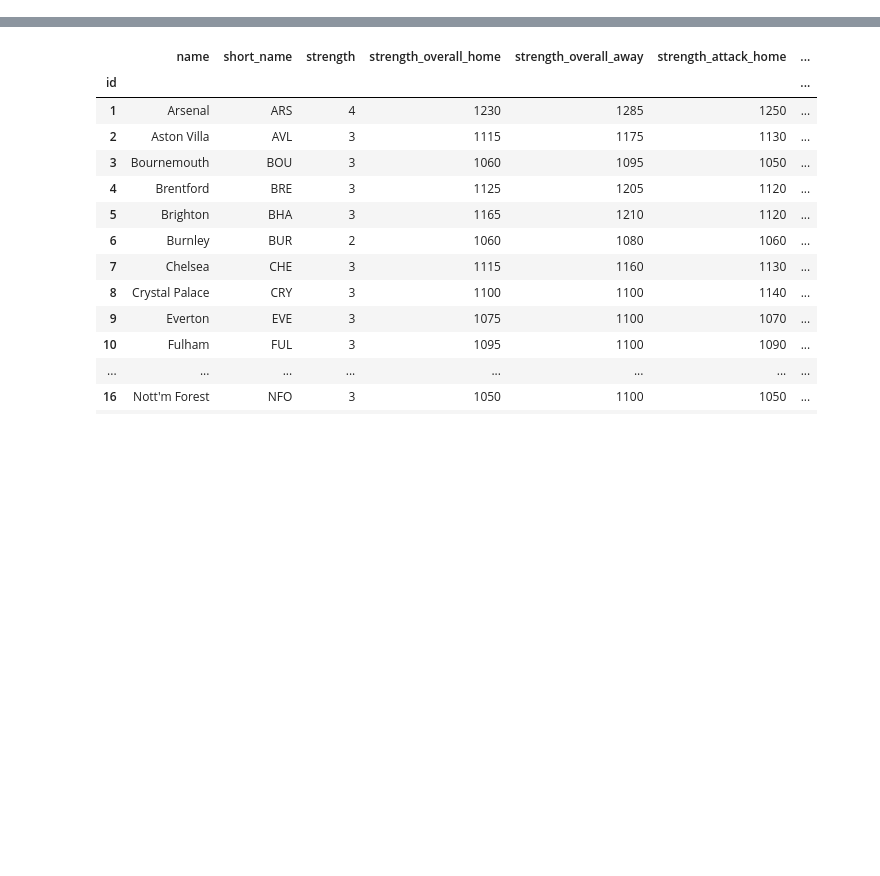
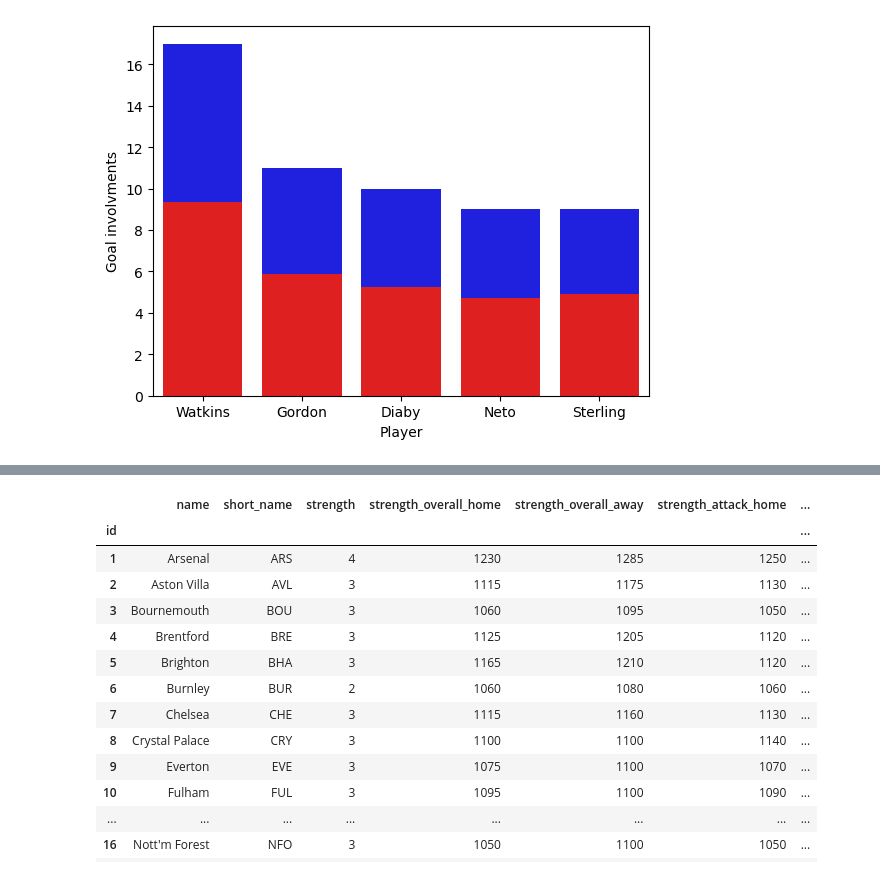
Before and after one commit to JedrzejSarna/fpl_analysis, a Jupyter notebook: _00_testing.ipynb, the cells around one changed output, grey strips where cells are left out. Cells and saved outputs as stored; diff of their text form; code cells hidden in the pictures; blank space fills up the shorter version.

```diff
--- a/_00_testing.ipynb
+++ b/_00_testing.ipynb
@@ -28,3 +28,8 @@ datasets.df_GA_vs_xGA_performance().head(10)
+# %%
+plots.barplot_top5_GA_vs_XGA(datasets.df_GA_vs_xGA_performance())
+#ADD LEGEND
+# %% [output]
+[figure, added]
 # %%
 datasets.df_GA_vs_xGA_performance().tail(10)
 # %% [output]
```
Also changed, not shown: parts of 10 cells of this notebook, 5 other files.
